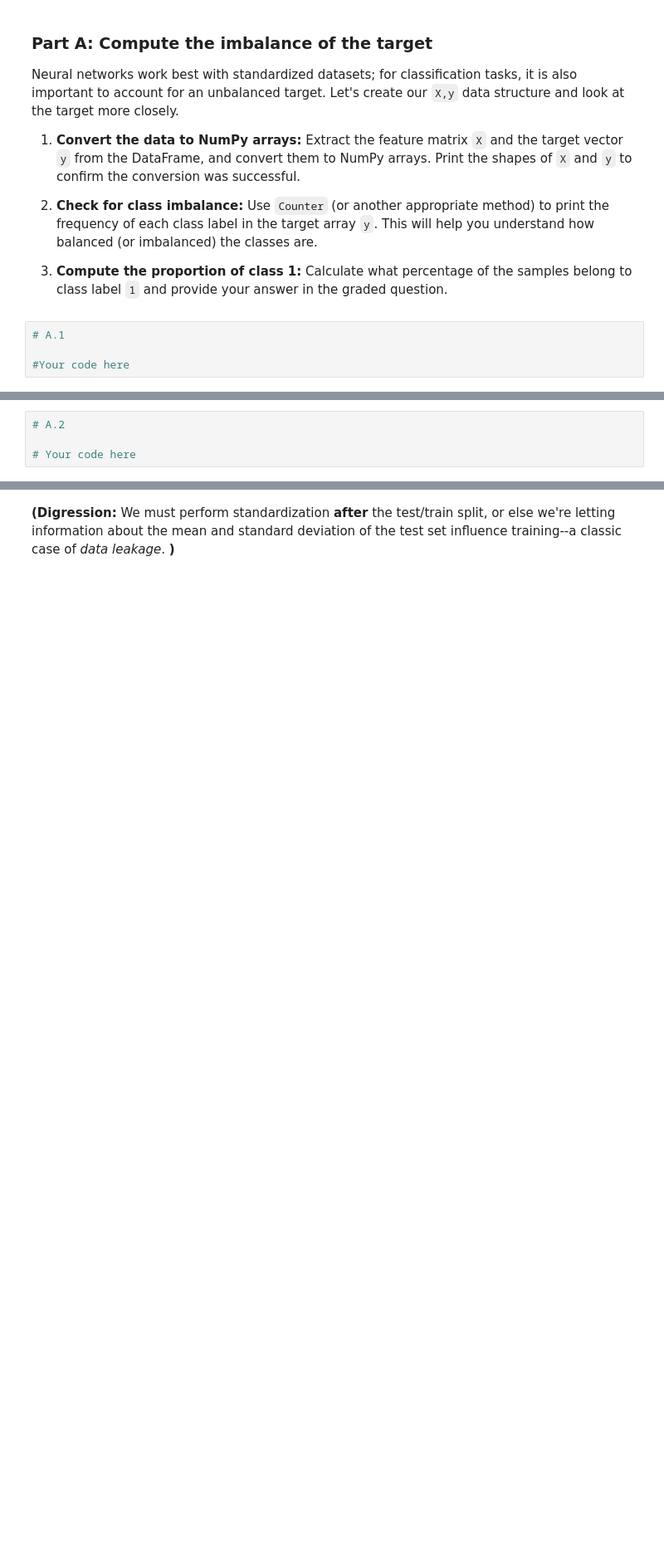
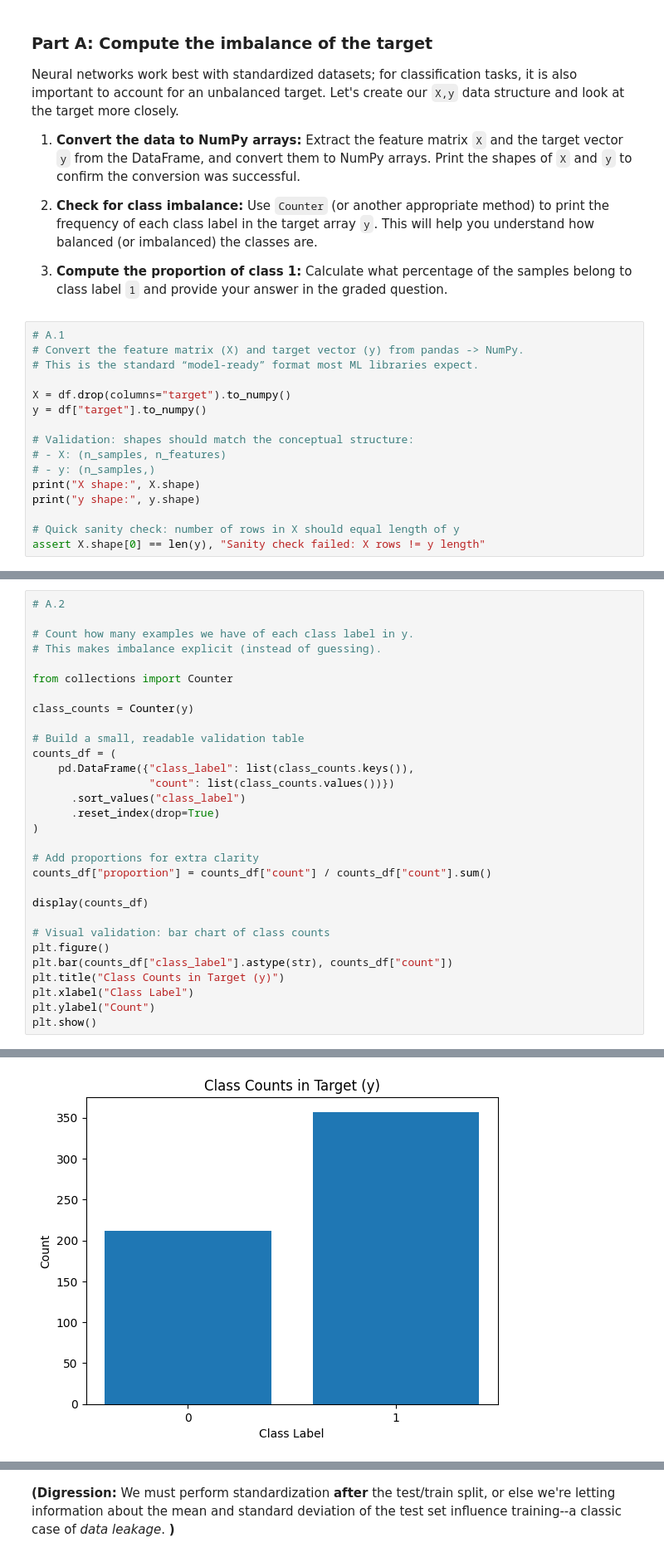
Before and after one commit to ndumay/Module-7-Assignments, a Jupyter notebook: Homework_01.ipynb, the cells around one changed output, grey strips where cells are left out. Shown at 83% size. Saved outputs shown, nothing was run; the diff lists cells and outputs as text; blank space fills up the shorter version.

```diff
--- a/Homework_01.ipynb
+++ b/Homework_01.ipynb
@@ -155,5 +155,17 @@ convert them to NumPy arrays. Print the shapes of `X` and `y` to confirm the con
    Calculate what percentage of the samples belong to class label `1` and provide your answer in the graded question.
 # %%
 # A.1
+# Convert the feature matrix (X) and target vector (y) from pandas -> NumPy.
+# This is the standard “model-ready” format most ML libraries expect.
 
-#Your code here
+X = df.drop(columns="target").to_numpy()
+y = df["target"].to_numpy()
+
+# Validation: shapes should match the conceptual structure:
+# - X: (n_samples, n_features)
+# - y: (n_samples,)
+print("X shape:", X.shape)
+print("y shape:", y.shape)
+
+# Quick sanity check: number of rows in X should equal length of y
+assert X.shape[0] == len(y), "Sanity check failed: X rows != y length"
@@ -160,4 +175,31 @@ convert them to NumPy arrays. Print the shapes of `X` and `y` to confirm the con
 # %%
 # A.2
 
-# Your code here
+# Count how many examples we have of each class label in y.
+# This makes imbalance explicit (instead of guessing).
+
+from collections import Counter
+
+class_counts = Counter(y)
+
+# Build a small, readable validation table
+counts_df = (
+    pd.DataFrame({"class_label": list(class_counts.keys()),
+                  "count": list(class_counts.values())})
+      .sort_values("class_label")
+      .reset_index(drop=True)
+)
+
+# Add proportions for extra clarity
+counts_df["proportion"] = counts_df["count"] / counts_df["count"].sum()
+
+display(counts_df)
+
+# Visual validation: bar chart of class counts
+plt.figure()
+plt.bar(counts_df["class_label"].astype(str), counts_df["count"])
+plt.title("Class Counts in Target (y)")
+plt.xlabel("Class Label")
+plt.ylabel("Count")
+plt.show()
+# %% [output]
@@ -164,3 +209,4 @@ convert them to NumPy arrays. Print the shapes of `X` and `y` to confirm the con
+[figure, added]
 # %%
 # A.3
 
```
Also changed, not shown: parts of 35 cells of this notebook, 1 other file.
